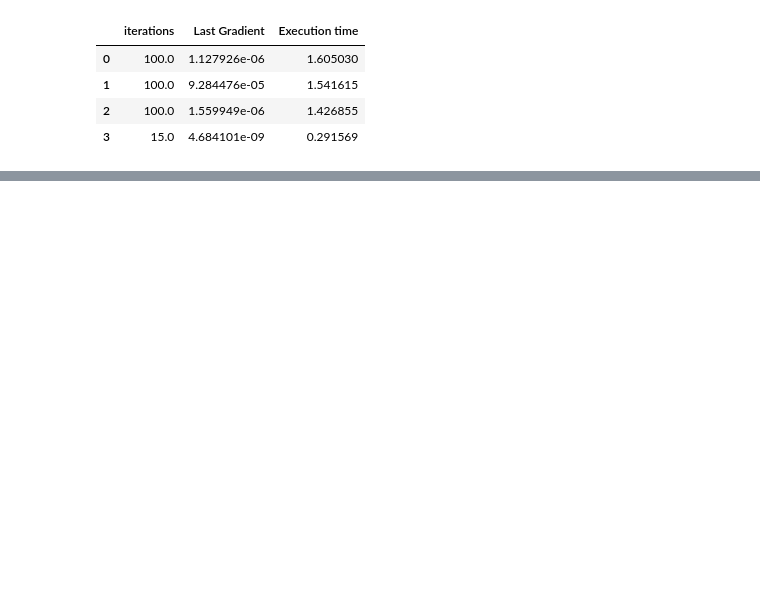
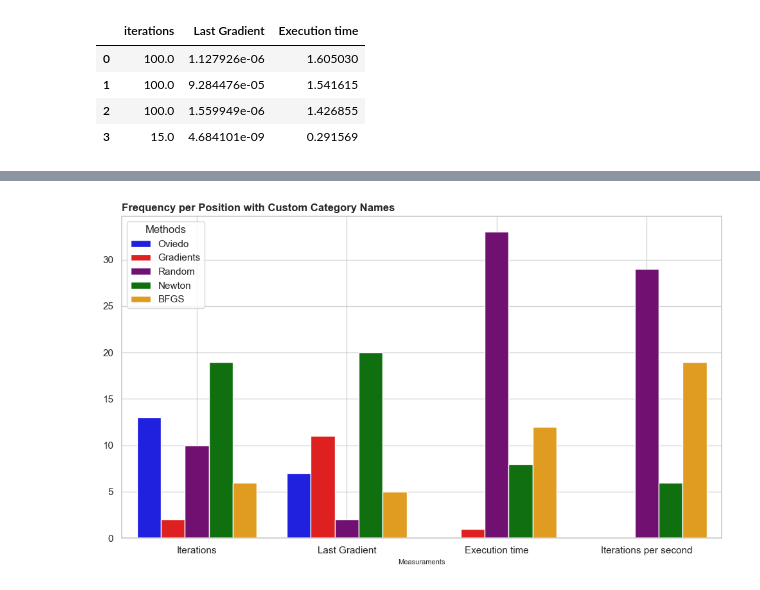
Before and after one commit to Qntmth-uv/NAMG-Method, a Jupyter notebook: creating_tables.ipynb, the cells around one changed output, grey strips where cells are left out. Saved outputs shown, nothing was run; the diff lists cells and outputs as text; code cells hidden in the pictures; blank space fills up the shorter version.

Commit message:
[#18] Script to create tables and count plots

```diff
--- a/creating_tables.ipynb
+++ b/creating_tables.ipynb
@@ -19,8 +19,9 @@ csv_files = sorted(csv_files)
 
 # Read all the csv files from the directory, and save we save them in a list
 dataframes = [pd.read_csv(f) for f in csv_files]
-names_frames = [Path(csv).stem.split('_')[-1] for csv in csv_files]
-
+names_frames = [Path(csv).stem.split('_')[0] for csv in csv_files]
+dimensions_problems = []
+print(names_frames)
 
 # We print the tables readed
 if verbose == 0:
@@ -170,0 +248,63 @@ dataframes[0].head()
+# %%
+import pandas as pd
+import seaborn as sns
+import matplotlib.pyplot as plt
+
+# 2. Map values to your specific names
+# Replace 'Name A', etc., with your actual category names
+sns.set_theme(style="whitegrid")
+name_map = {
+    0: 'Oviedo',
+    1: 'Gradients',
+    2: 'Random',
+    3: 'Newton',
+    4: 'BFGS'
+}
+varibles = ["Iterations", "Last Gradient", "Execution time", "Iterations per second"]
+
+
+# 3. Convert to Long-Format DataFrame and apply the names
+data_list = []
+for i, sublist in enumerate(indices_values):
+    for value in sublist:
+        data_list.append({
+            'Element': varibles[i],
+            'Label': name_map[value]  # Use the name instead of the number
+        })
+df = pd.DataFrame(data_list)
+
+# 4. Update the color dictionary to use the new names
+color_dict = {
+    'Oviedo': 'blue',
+    'Gradients': 'red',
+    'Random': 'purple',
+    'Newton': 'green',
+    'BFGS': 'orange'
+}
+
+# 5. Plotting
+sns.set_theme(style="whitegrid")
+plt.figure(figsize=(10, 6))
+
+ax = sns.countplot(
+    data=df,
+    x='Element',
+    hue='Label',
+    palette=color_dict,
+    hue_order=list(name_map.values()) # Keeps categories in order A -> E
+)
+
+plt.title('Frequency per Position with Custom Category Names', fontdict={"fontsize":12}, fontweight='bold', loc="left")
+plt.xlabel('Measuraments', fontdict={"fontsize":8})
+plt.ylabel('')
+plt.grid(alpha=0.8)
+plt.legend(title='Methods', loc='upper left')
+plt.tight_layout()
+
+#Save plot (For Poster)
+#plt.savefig("images/countplot_solvedProblems.jpg", dpi=1200)
+
+#Save plot (For thesis)
+plt.savefig("images/countplot_solvedProblems.svg")
+# %% [output]
+[figure, added]
```
Also changed, not shown: parts of 5 cells of this notebook.
